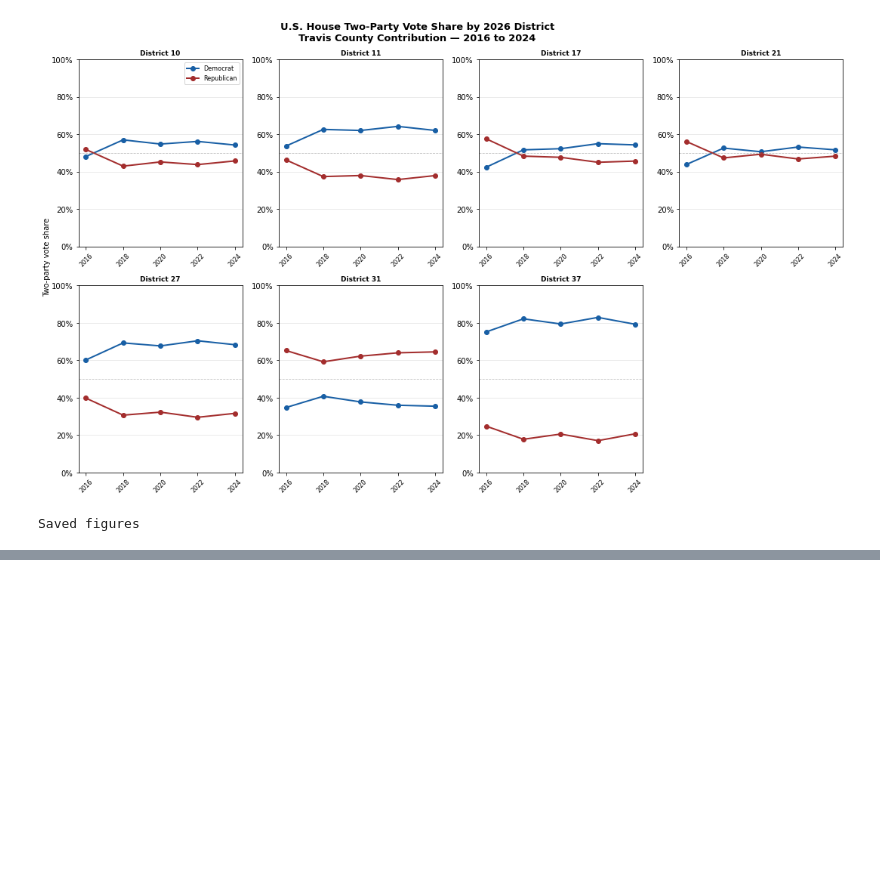
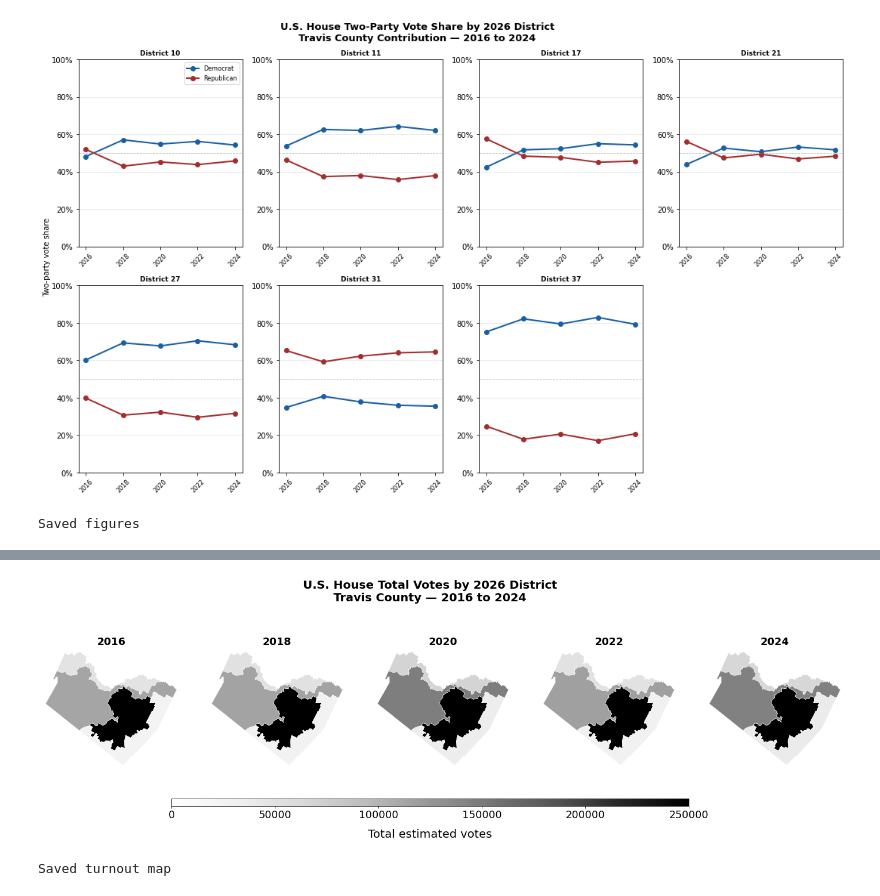
Before and after one commit to bluebonnet-data/bb-unified-election-data, a Jupyter notebook: notebooks/07_time_series_pipeline.ipynb, the cells around one changed output, grey strips where cells are left out. Saved outputs shown, nothing was run; the diff lists cells and outputs as text; code cells hidden in the pictures; blank space fills up the shorter version.

```diff
--- a/notebooks/07_time_series_pipeline.ipynb
+++ b/notebooks/07_time_series_pipeline.ipynb
@@ -586,0 +711,54 @@ Saved figures
+# %%
+# =============================================================================
+# Turnout map — total estimated votes per district per year
+# =============================================================================
+
+turnout = time_series.groupby(['year', 'new_district_id'])['estimated_votes'].sum().reset_index()
+turnout.columns = ['year', 'District', 'total_votes']
+
+fig, axes = plt.subplots(1, 5, figsize=(25, 6))
+
+for i, year in enumerate(years_to_plot):
+    ax = axes[i]
+
+    year_data = turnout[turnout['year'] == year][['District', 'total_votes']].copy()
+    districts_year = districts_clipped.merge(year_data, on='District', how='left')
+
+    districts_year.plot(
+        column='total_votes',
+        ax=ax,
+        cmap='Greys',
+        vmin=0,
+        vmax=250000,
+        legend=False,
+        edgecolor='white',
+        linewidth=0.5
+    )
+
+    ax.set_title(f'{year}', fontweight='bold', fontsize=18)
+    ax.set_axis_off()
+
+    bounds = districts_clipped.total_bounds
+    ax.set_xlim(bounds[0] - 2000, bounds[2] + 2000)
+    ax.set_ylim(bounds[1] - 2000, bounds[3] + 2000)
+
+sm = plt.cm.ScalarMappable(cmap='Greys', norm=plt.Normalize(vmin=0, vmax=250000))
+sm.set_array([])
+#cbar_ax = fig.add_axes([0.35, 0.12, 0.3, 0.03])
+#cbar = fig.colorbar(sm, cax=cbar_ax, orientation='horizontal')
+#cbar.set_label('Total estimated votes', fontsize=17)
+
+cbar_ax = fig.add_axes([0.25, 0.11, 0.5, 0.03])
+cbar = fig.colorbar(sm, cax=cbar_ax, orientation='horizontal')
+cbar.ax.tick_params(labelsize=18)
+cbar.set_label('Total estimated votes', fontsize=20, labelpad = 15)
+
+plt.suptitle('U.S. House Total Votes by 2026 District\nTravis County — 2016 to 2024',
+             fontsize=20, fontweight='bold', y=1.02)
+
+plt.savefig(f'../docs/images/{COUNTY_SLUG}_house_turnout_maps.png', dpi=150, bbox_inches='tight')
+plt.show()
+print("Saved turnout map")
+# %% [output]
+[figure, added]
+Saved turnout map
```
Also changed, not shown: parts of 6 cells of this notebook, 4 other files.
